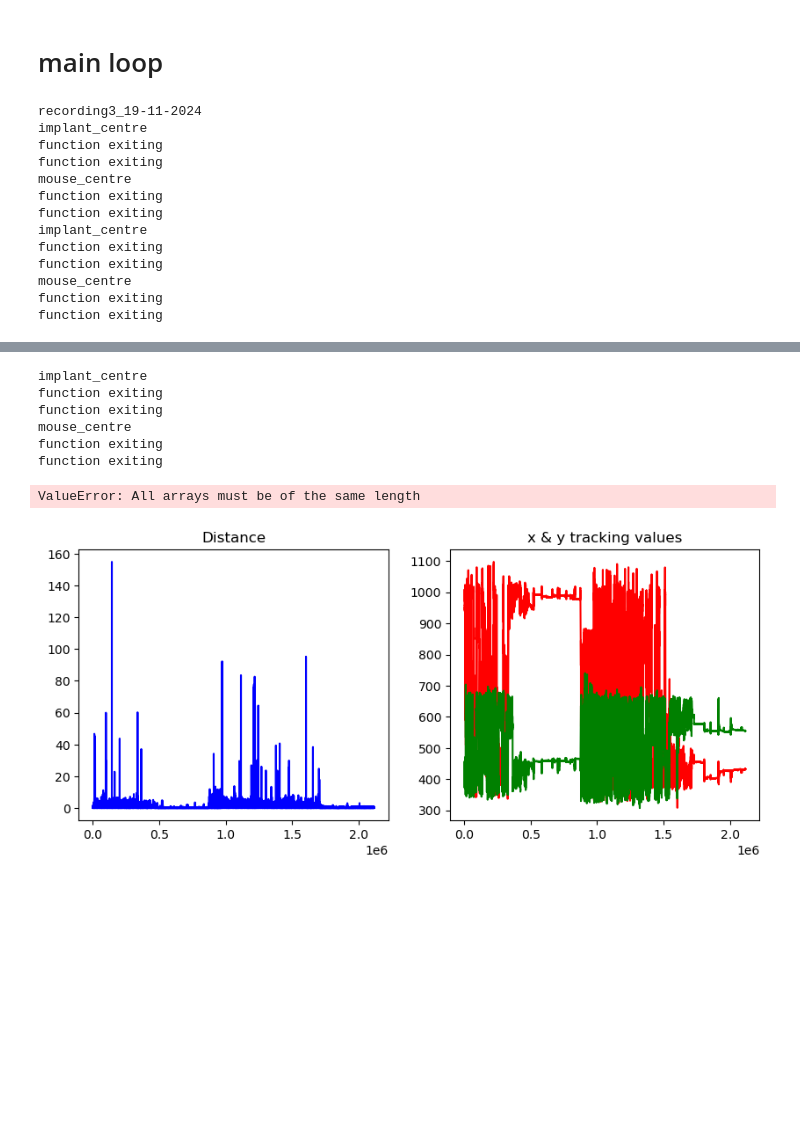
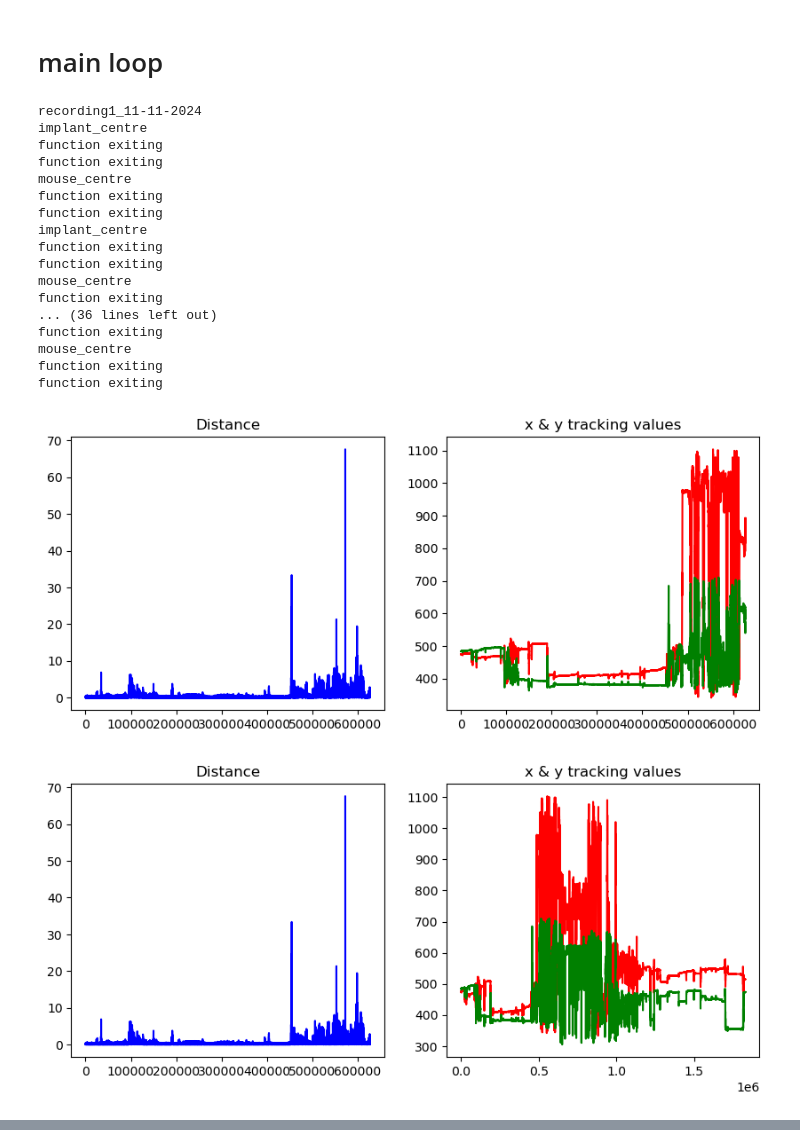
Before and after one commit to EmmettJT/sequences_run_PPseq, a Jupyter notebook: 2_Finding_sleeping_range.ipynb, the cells around one changed output, grey strips where cells are left out. Saved outputs shown, nothing was run; the diff lists cells and outputs as text; code cells hidden in the pictures; blank space fills up the shorter version.

```diff
--- a/2_Finding_sleeping_range.ipynb
+++ b/2_Finding_sleeping_range.ipynb
@@ -24,7 +24,7 @@ def get_csv_speed_align_time(Tracking_sleep_data,align_path,save,Probe):
 
     # cut down to epoch i care about
     if 'Post' in align_path:
-        distances = distances[align['index'].values[0]::]
+        distances = distances[align['index'].values[0]:align['index'].values[-1]+1]
     else:
         distances = distances[0:align['index'].values[-1]+1]
 
@@ -169,14 +169,14 @@ def find_nearest(array, value):
 # %%
 path = r'Z:\projects\sequence_squad\revision_data\organised_data\animals\\'
 
-animal = "ap5R_implant1" #"seq008_implant1"
+animal = 'seq008_implant1' #"ap5R_implant1" #"seq008_implant1"
 
-Probe = 'A'
+Probe = 'B'
 # %% [markdown]
 # main loop
 # %%
 path_ = path+animal
-for recording in os.listdir(path_)[2::]:
+for recording in os.listdir(path_):
     if not 'Store' in recording: # ignore ds store thing
         print(recording)
         current_path = os.path.join(path_,recording) + '\\'
@@ -187,31 +187,37 @@ for recording in os.listdir(path_)[2::]:
         Tracking_sleep_data = os.path.join(current_path, r"video/tracking//")
         align_path = os.path.join(current_path, r"behav_sync/1_pre_sleep//") + "Presleep_Ephys_Camera_sync.csv"
 
         # try:
         Camera_EPhys_aligned, distances =get_csv_speed_align_time(Tracking_sleep_data,align_path,output_path +'Probe'+Probe+'_velocity_mice_1_presleep.csv',Probe)
         # except:
         #     print('no presleep?')
 
         # post sleep
         video_path = os.path.join(current_path, r"video/videos//")
         Tracking_sleep_data = os.path.join(current_path, r"video/tracking//")
         align_path = os.path.join(current_path, r"behav_sync/3_post_sleep//") + "Postsleep_Ephys_Camera_sync.csv"
 
         # try:
         Camera_EPhys_aligned, distances =get_csv_speed_align_time(Tracking_sleep_data,align_path,output_path + 'Probe'+Probe+'_velocity_mice_3_post_sleep.csv',Probe)
         # except:
         #     print('no postsleep?')
 # %% [output]
-recording3_19-11-2024
+recording1_11-11-2024
 implant_centre
 function exiting
 function exiting
 mouse_centre
 function exiting
 function exiting
 implant_centre
 function exiting
 function exiting
 mouse_centre
 function exiting
+... (36 lines left out)
 function exiting
+mouse_centre
+function exiting
+function exiting
+[figure, added]
+[figure, added]
@@ -218,43 +229,0 @@ function exiting
-# %%
-dlc_data =get_dlc_data(Tracking_sleep_data,'body_centre',True,0.9995)
-
-all_distances = []
-for data_ in dlc_data:
-    all_distances+=[get_distances(data_)]
-distances = np.mean(all_distances,axis = 0)
-align = pd.read_csv(align_path)
-
-if Probe == 'A':
-    Camera_EPhys_aligned= align['Camera_time_Ephys_Aligned'].values#
-elif Probe == 'B':
-    Camera_EPhys_aligned= align['Camera_time_Ephys_Aligned_probeB'].values
-
-# cut down to epoch i care about
-if 'Post' in align_path:
-    distances = distances[align['index'].values[0]::]
-else:
-    distances = distances[0:align['index'].values[-1]+1]
-
-fig, axs = plt.subplots(1, 2,figsize=(10, 4))
-
-axs[0].plot(distances, color = 'blue')
-axs[0].set_title('Distance')
-if 'Post' in align_path:
-    axs[1].plot(dlc_data[0]['interped_x'][align['index'].values[0]::].values,color = 'red',markersize=1)
-    axs[1].plot(dlc_data[0]['interped_y'][align['index'].values[0]::].values,color = 'green',markersize=1)
-else:
-    axs[1].plot(dlc_data[0]['interped_x'][0:align['index'].values[-1]].values,color = 'red',markersize=1)
-    axs[1].plot(dlc_data[0]['interped_y'][0:align['index'].values[-1]].values,color = 'green',markersize=1)
-axs[1].set_title('x & y tracking values')
-
-df = pd.DataFrame({"v" : distances, "Ephys" : Camera_EPhys_aligned})
-df.to_csv(save, index=False)
-# %% [output]
-implant_centre
-function exiting
-function exiting
-mouse_centre
-function exiting
-function exiting
-ValueError: All arrays must be of the same length
-[figure, removed]
```
Also changed, not shown: parts of 2 cells of this notebook, 1 other file.
